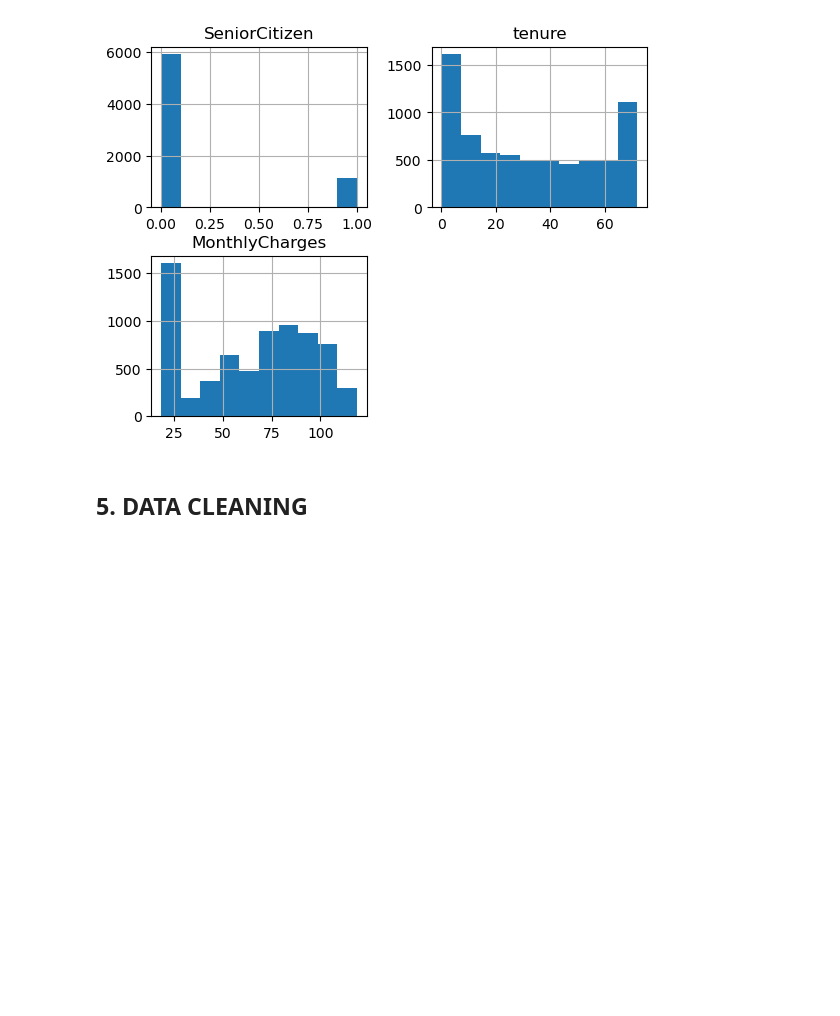
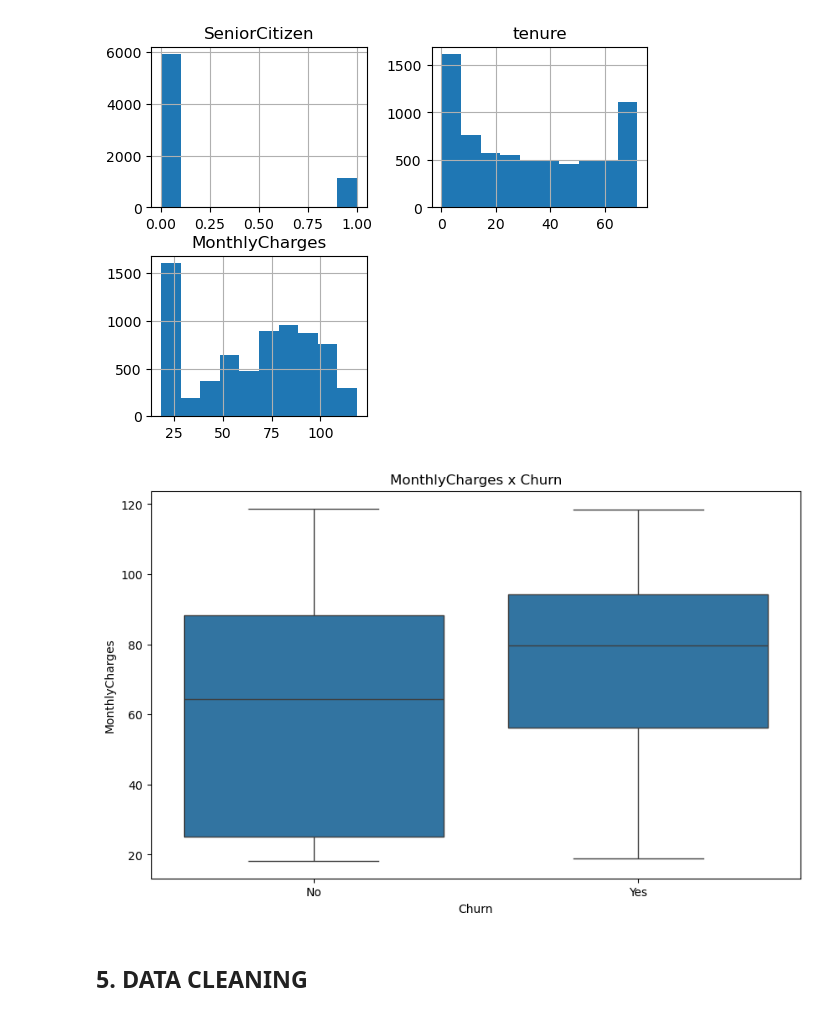
Before and after one commit to esscova/telco-churn, a Jupyter notebook: notebooks/01 - analise inicial.ipynb, the cells around one changed output. Saved outputs shown, nothing was run; the diff lists cells and outputs as text; code cells hidden in the pictures; blank space fills up the shorter version.

```diff
--- a/notebooks/01 - analise inicial.ipynb
+++ b/notebooks/01 - analise inicial.ipynb
@@ -260,6 +260,14 @@ plt.show()
 # %% [output]
 <Figure size 1200x800 with 0 Axes>
 [figure]
+# %%
+# comparar total pagos mensalmente por consumidor churn/no churn
+plt.figure(figsize=(10,6))
+sns.boxplot(x='Churn', y='MonthlyCharges', data=df)
+plt.title('MonthlyCharges x Churn')
+plt.show()
+# %% [output]
+[figure, added]
 # %% [markdown]
 ## 5. DATA CLEANING
 # %%
```
Also changed, not shown: parts of 10 cells of this notebook, 1 other file.
